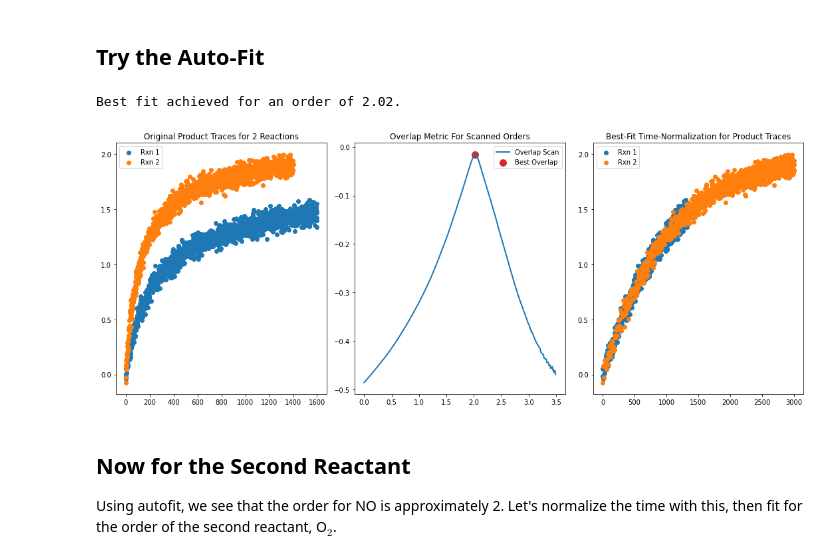
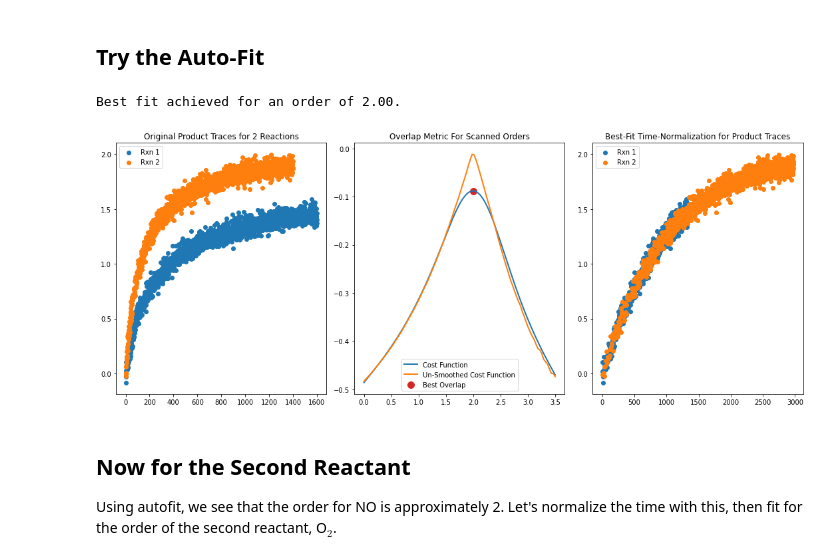
Before and after one commit to brettrhenderson/PyVTNA, a Jupyter notebook: notebooks/VTNA_Testing.ipynb, the cells around one changed output. Drawn from its saved outputs; the diff is of its cells as text; code cells hidden in the pictures.

```diff
--- a/notebooks/VTNA_Testing.ipynb
+++ b/notebooks/VTNA_Testing.ipynb
@@ -66,11 +66,12 @@ plt.show()
 # %% [markdown]
 ## Try the Auto-Fit
 # %%
-besto, rs = order_search(time, time2, NO2, NO2_b, NO, NO_b, o_range=(0,3.5), o_step=0.01,
-               to_smooth=True, win1=None, win2=None, window_type='blackman', plot=True, figsize=(15,6))
+besto, rs, f = order_search(time, time2, NO2, NO2_b, NO, NO_b, o_range=(0, 3.5), nsteps=100, smooth_traces=True,
+                         window_type='blackman', smooth_cost_function=True, win_cost=None, interp_cost_fun=True,
+                         plot=True, figsize=(15,6))
 # %% [output]
-Best fit achieved for an order of 2.02.
+Best fit achieved for an order of 2.00.
-[figure, old version]
+[figure, new version]
 # %% [markdown]
 ## Now for the Second Reactant
 
```
Also changed, not shown: parts of 9 cells of this notebook, 2 other files.
